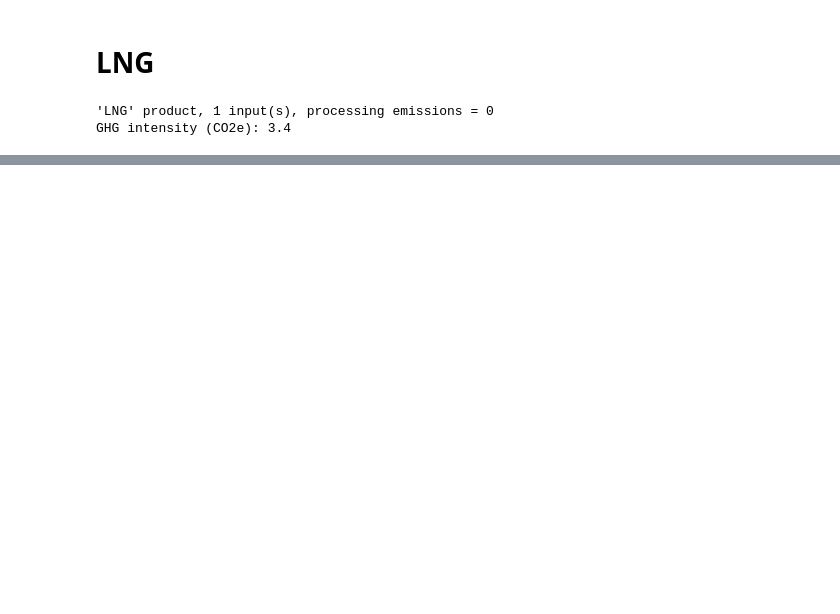
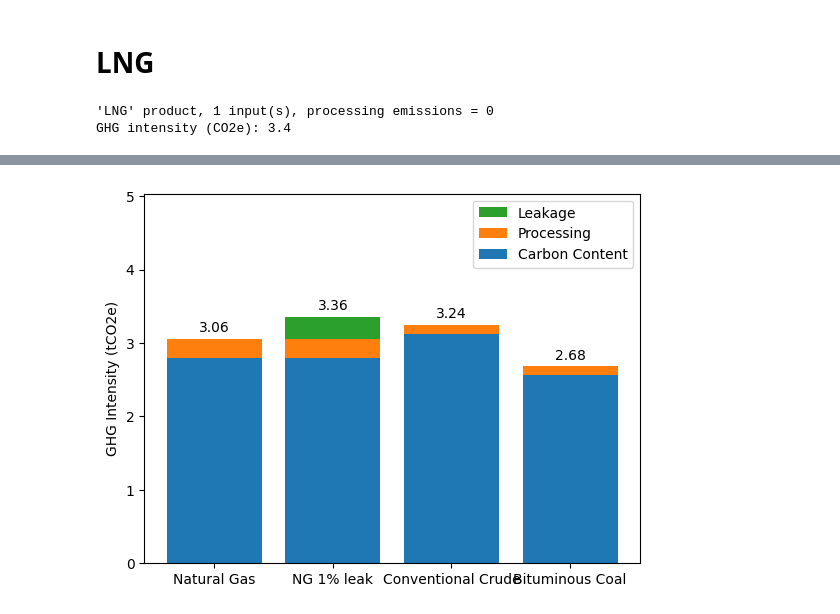
Before and after one commit to epjoiner/GGI_Shiny, a Jupyter notebook: presentation.ipynb, the cells around one changed output, grey strips where cells are left out. Drawn from its saved outputs; the diff is of its cells as text; code cells hidden in the pictures; blank space fills up the shorter version.

```diff
--- a/presentation.ipynb
+++ b/presentation.ipynb
@@ -57,0 +100,5 @@ NameError: name 'Composite' is not defined
+# %%
+plot.add_column(coal)
+plot.column_plot()
+# %% [output]
+[figure, added]
```
Also changed, not shown: parts of 13 cells of this notebook, 1 other file.
